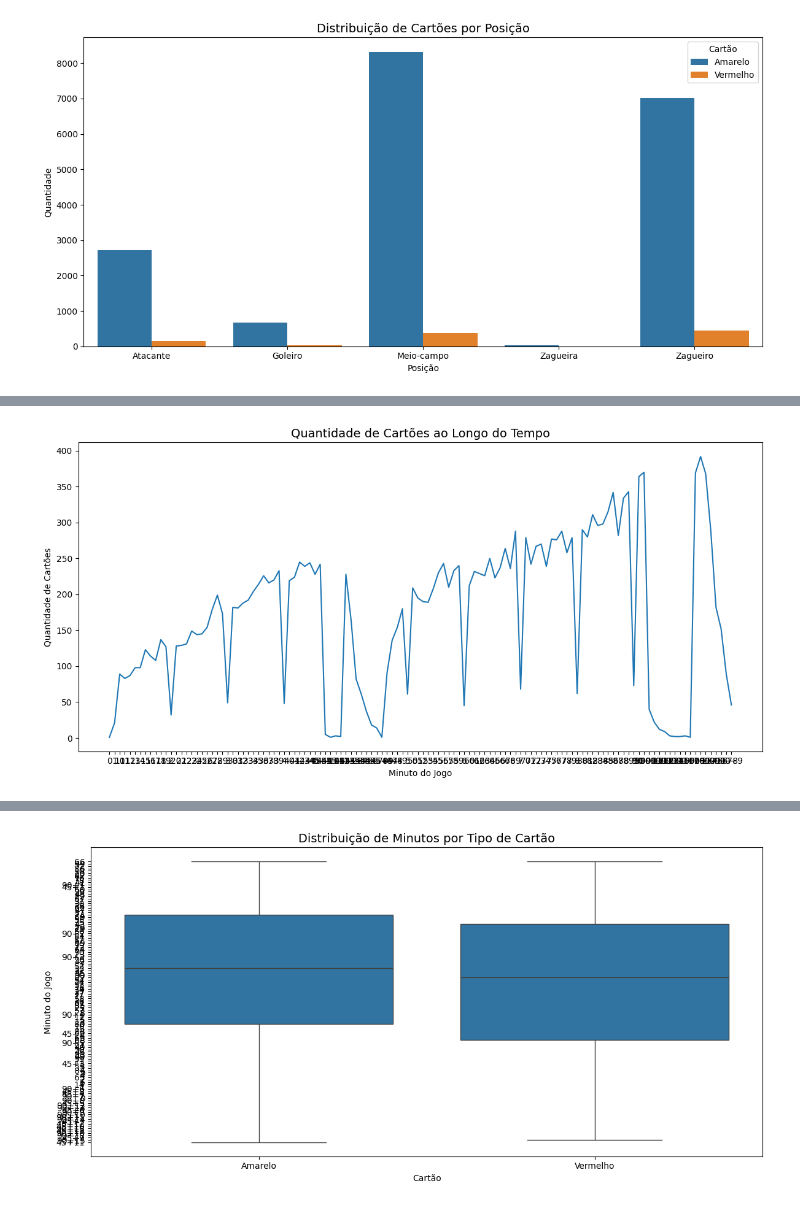
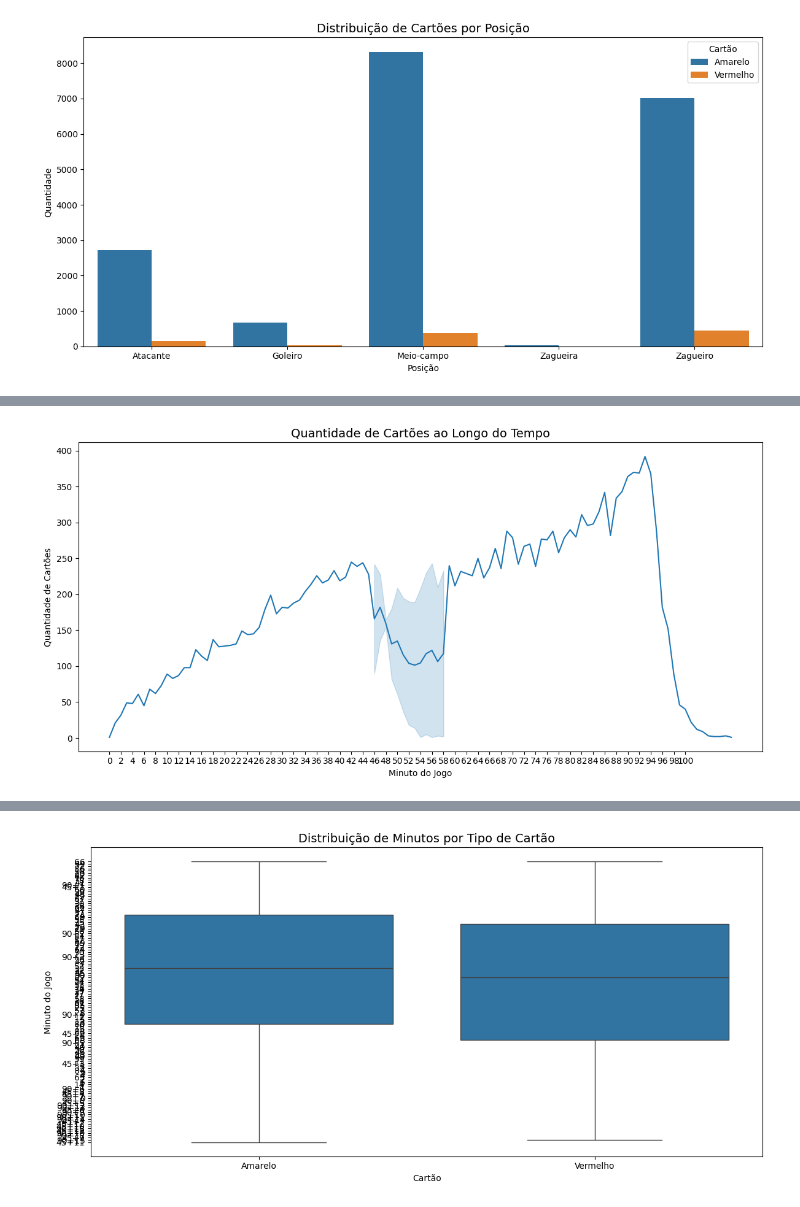
Before and after one commit to davialmeida135/analise-visual-brasileirao, a Jupyter notebook: graficos/unidade2/p1.ipynb, the cells around one changed output, grey strips where cells are left out. Saved outputs shown, nothing was run; the diff lists cells and outputs as text; code cells hidden in the pictures.

```diff
--- a/graficos/unidade2/p1.ipynb
+++ b/graficos/unidade2/p1.ipynb
@@ -54,16 +70,30 @@ plt.show()
 # %%
 # Gráfico de linha para analisar a quantidade de cartões ao longo do tempo (minuto do jogo)
 plt.figure(figsize=(12, 6))
 faltas_grouped = faltas.groupby('minuto').size().reset_index(name='count')
+
+# Função para agrupar minutos especiais
+def somar_minuto(m_str):
+    m_num = m_str.split('+')
+    m_num = int(m_num[0])+int(m_num[1]) if len(m_num) > 1 else int(m_num[0])
+    return m_num
+
+faltas_grouped['minuto'] = faltas_grouped['minuto'].apply(somar_minuto)
+
+# Sort minutos
+faltas_grouped = faltas_grouped.sort_values(by='minuto')
+
 sns.lineplot(
     data=faltas_grouped,
     x='minuto',
-    y='count'
+    y='count',
+    #hue='clube'
 )
 plt.title("Quantidade de Cartões ao Longo do Tempo", fontsize=14)
 plt.xlabel("Minuto do Jogo")
 plt.ylabel("Quantidade de Cartões")
+plt.xticks(range(0, 101, 2))
 plt.tight_layout()
 plt.show()
 # %% [output]
-[figure, old version]
+[figure, new version]
```
Also changed, not shown: parts of 3 cells of this notebook, 30 other files.
